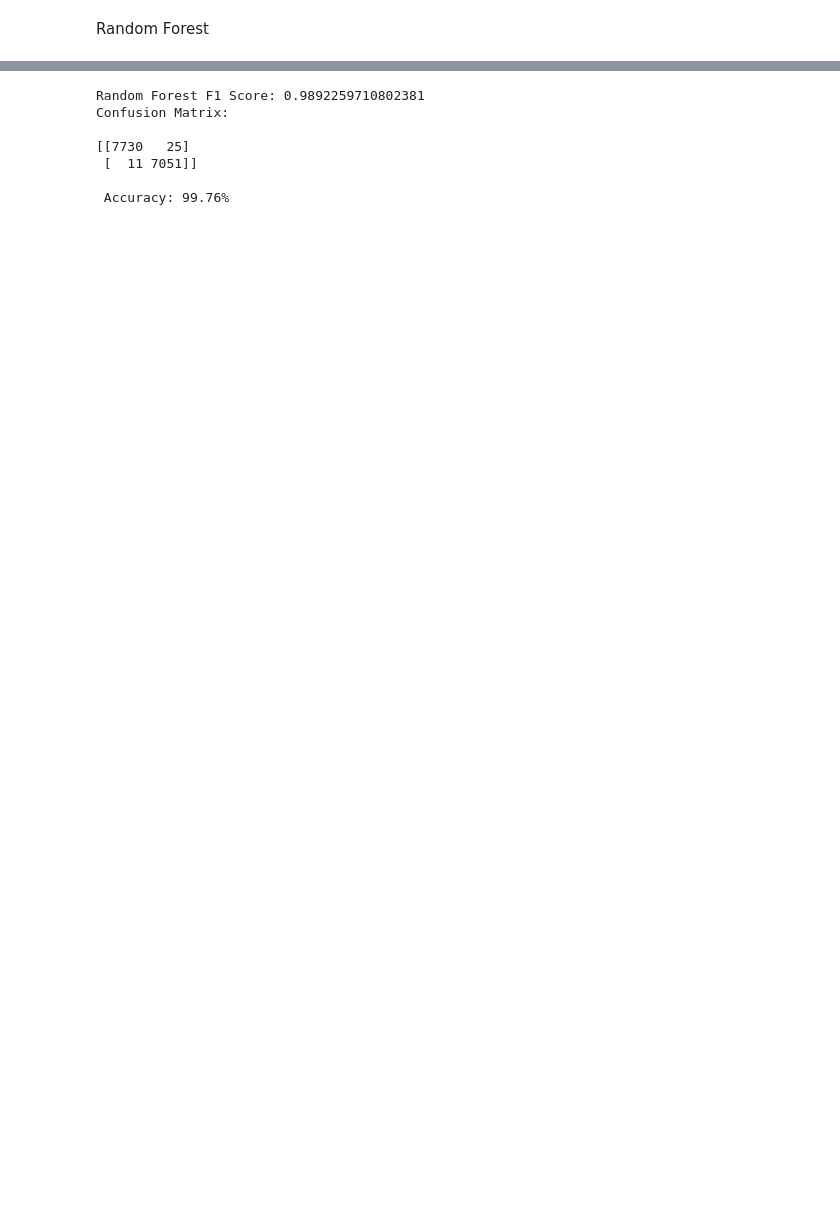
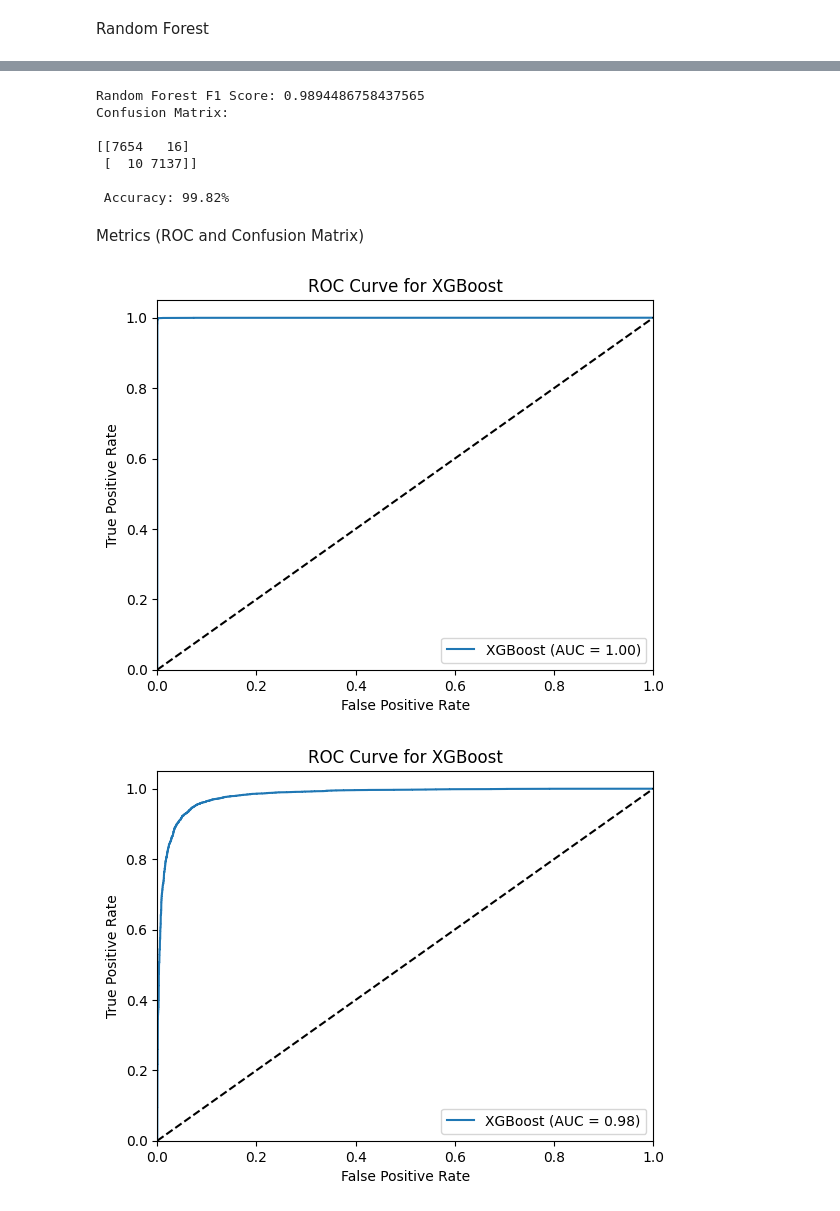
Before and after one commit to vaishantkrishna/ECE-539-Final-Project, a Jupyter notebook: text_preprocessing.ipynb, the cells around one changed output, grey strips where cells are left out. Saved outputs shown, nothing was run; the diff lists cells and outputs as text; code cells hidden in the pictures; blank space fills up the shorter version.

```diff
--- a/text_preprocessing.ipynb
+++ b/text_preprocessing.ipynb
@@ -152,7 +186,7 @@ Size of test dataset: 14817 rows
 XGB
 # %%
 model = XGBClassifier()
-model.fit(X_train, y_train)
+model.fit(X_train_bal, y_train_bal)
 # %% [output]
 XGBClassifier(base_score=None, booster=None, callbacks=None,
               colsample_bylevel=None, colsample_bynode=None,
@@ -166,9 +200,9 @@ XGBClassifier(base_score=None, booster=None, callbacks=None,
               multi_strategy=None, n_estimators=None, n_jobs=None,
               num_parallel_tree=None, random_state=None, ...)
 # %%
-y_pred = model.predict(X_test)
-y_pred_proba = model.predict_proba(X_test)[:, 1]
-predictions_df = pd.DataFrame({'Actual': y_test, 'Predicted': y_pred, 'Probability': y_pred_proba})
+y_pred_xgb = model.predict(X_test)
+y_pred_proba_xgb = model.predict_proba(X_test)[:, 1]
+predictions_df = pd.DataFrame({'Actual': y_test, 'Predicted': y_pred_xgb, 'Probability': y_pred_proba_xgb})
 print(predictions_df.head())
 # %% [output]
        Actual  Predicted  Probability
@@ -203,7 +237,7 @@ from sklearn.naive_bayes import MultinomialNB
 from sklearn.metrics import roc_curve, auc, precision_recall_curve, f1_score, confusion_matrix, ConfusionMatrixDisplay
 
 nb_model = MultinomialNB()
-nb_model.fit(X_train, y_train)
+nb_model.fit(X_train_bal, y_train_bal)
 # %% [output]
 MultinomialNB()
 # %%
@@ -262,12 +296,12 @@ cm_nb = confusion_matrix(y_test, y_pred_rf)
 accuracy_nb = accuracy_score(y_test, y_pred_rf)
 print("Confusion Matrix: \n")
 print(Cmat)
-print("\n Accuracy: %.2f%%" % (accuracy * 100.0))
+print("\n Accuracy: %.2f%%" % (accuracy_xgb * 100.0))
 # %% [output]
-Random Forest F1 Score: 0.9892259710802381
+Random Forest F1 Score: 0.9894486758437565
 Confusion Matrix:
 
-[[7730   25]
- [  11 7051]]
+[[7654   16]
+ [  10 7137]]
 
- Accuracy: 99.76%
+ Accuracy: 99.82%
@@ -275,0 +308,24 @@ print('hi')
+# %% [markdown]
+Metrics (ROC and Confusion Matrix)
+# %%
+def plot_roc_curve(y_true, y_pred_proba, model_name):
+    fpr, tpr, _ = roc_curve(y_true, y_pred_proba)
+    roc_auc = auc(fpr, tpr)
+
+    plt.figure()
+    plt.plot(fpr, tpr, label=f'{model_name} (AUC = {roc_auc:.2f})')
+    plt.plot([0, 1], [0, 1], 'k--')
+    plt.xlim([0.0, 1.0])
+    plt.ylim([0.0, 1.05])
+    plt.xlabel('False Positive Rate')
+    plt.ylabel('True Positive Rate')
+    plt.title(f'ROC Curve for {model_name}')
+    plt.legend(loc="lower right")
+    plt.show()
+# %%
+plot_roc_curve(y_test, y_pred_proba_xgb, "XGBoost")
+plot_roc_curve(y_test, y_pred_proba_nb, "XGBoost")
+plot_roc_curve(y_test, y_pred_proba_nb, "Random Forest")
+# %% [output]
+[figure, added]
+[figure, added]
```
Also changed, not shown: parts of 24 cells of this notebook.
